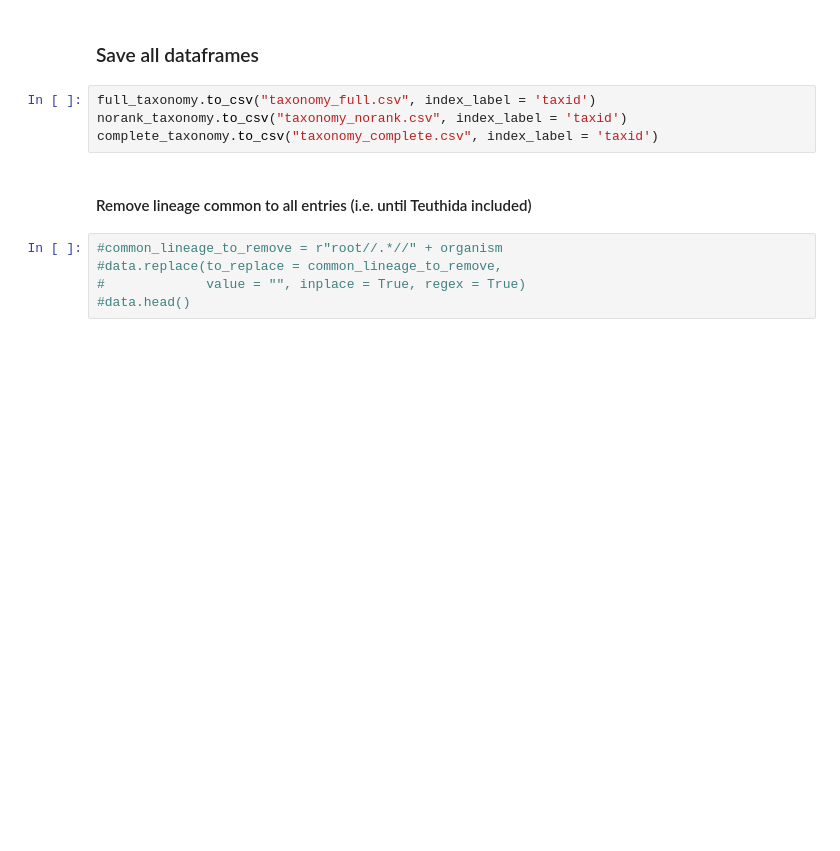
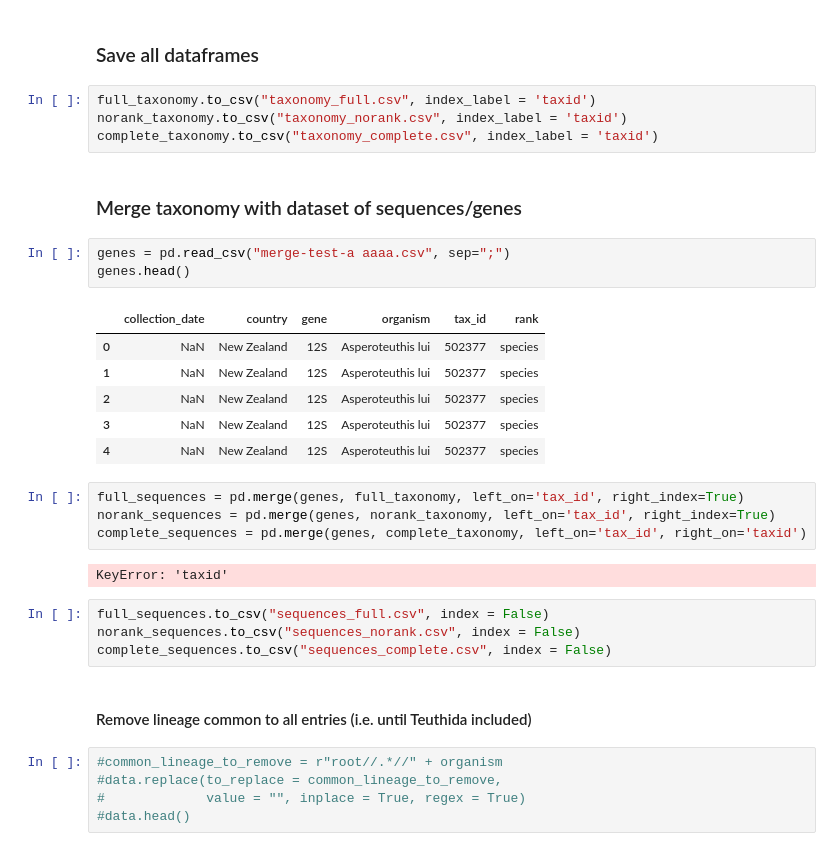
Before and after one commit to samulic/bioscience, a Jupyter notebook: retrieve_taxonomy.ipynb, the cells around one changed output. Saved outputs shown, nothing was run; the diff lists cells and outputs as text; blank space fills up the shorter version.

Commit message:
merge genes with taxonomy info

```diff
--- a/retrieve_taxonomy.ipynb
+++ b/retrieve_taxonomy.ipynb
@@ -445,6 +445,28 @@ complete_taxonomy
 full_taxonomy.to_csv("taxonomy_full.csv", index_label = 'taxid')
 norank_taxonomy.to_csv("taxonomy_norank.csv", index_label = 'taxid')
 complete_taxonomy.to_csv("taxonomy_complete.csv", index_label = 'taxid')
+# %% [markdown]
+### Merge taxonomy with dataset of sequences/genes
+# %%
+genes = pd.read_csv("merge-test-a aaaa.csv", sep=";")
+genes.head()
+# %% [output]
+|  | collection_date | country | gene | organism | tax_id | rank |
+| 0 | NaN | New Zealand | 12S | Asperoteuthis lui | 502377 | species |
+| 1 | NaN | New Zealand | 12S | Asperoteuthis lui | 502377 | species |
+| 2 | NaN | New Zealand | 12S | Asperoteuthis lui | 502377 | species |
+| 3 | NaN | New Zealand | 12S | Asperoteuthis lui | 502377 | species |
+| 4 | NaN | New Zealand | 12S | Asperoteuthis lui | 502377 | species |
+# %%
+full_sequences = pd.merge(genes, full_taxonomy, left_on='tax_id', right_index=True)
+norank_sequences = pd.merge(genes, norank_taxonomy, left_on='tax_id', right_index=True)
+complete_sequences = pd.merge(genes, complete_taxonomy, left_on='tax_id', right_on='taxid')
+# %% [output]
+KeyError: 'taxid'
+# %%
+full_sequences.to_csv("sequences_full.csv", index = False)
+norank_sequences.to_csv("sequences_norank.csv", index = False)
+complete_sequences.to_csv("sequences_complete.csv", index = False)
 # %% [markdown]
 #### Remove lineage common to all entries (i.e. until Teuthida included)
 # %%
```
Also changed, not shown: 3 other files.
